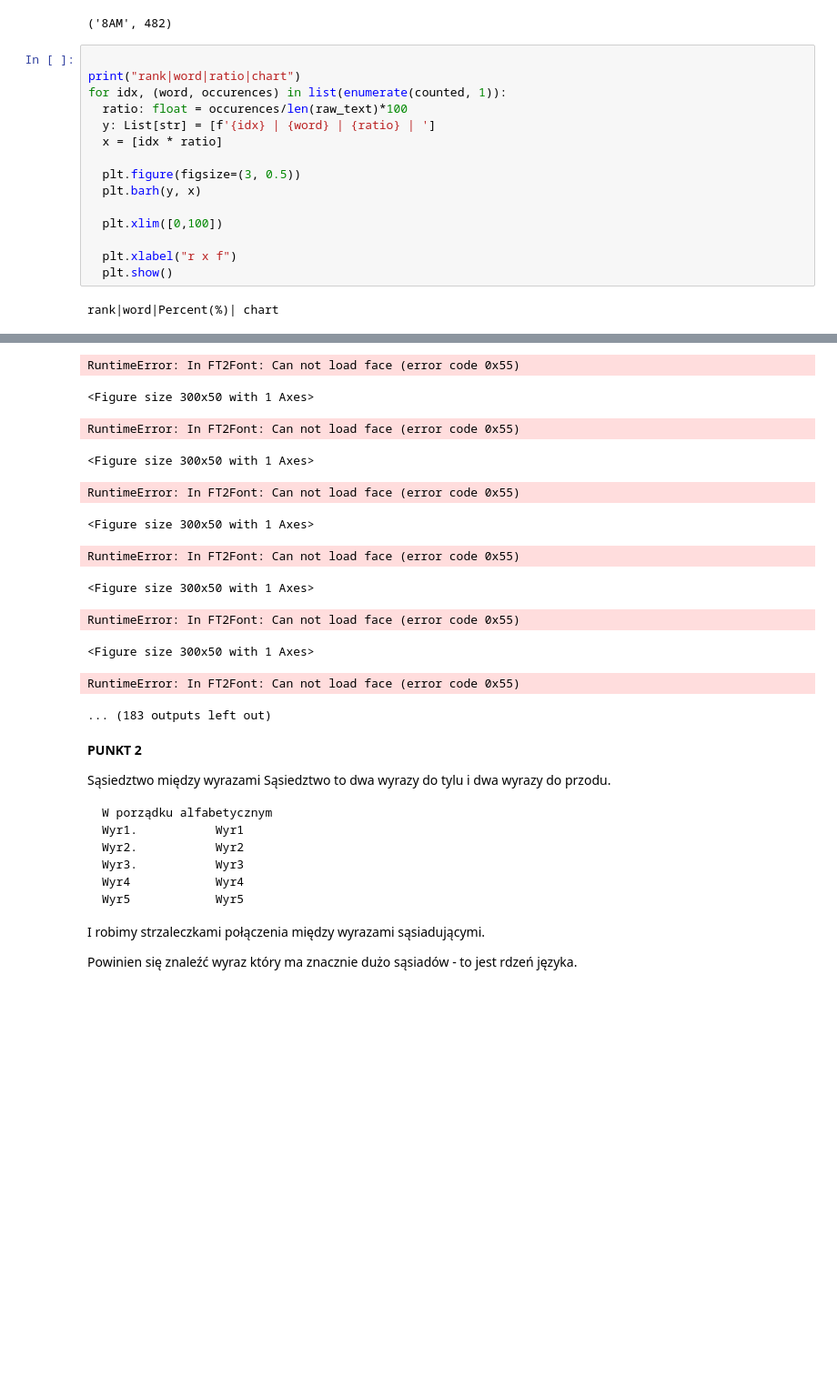
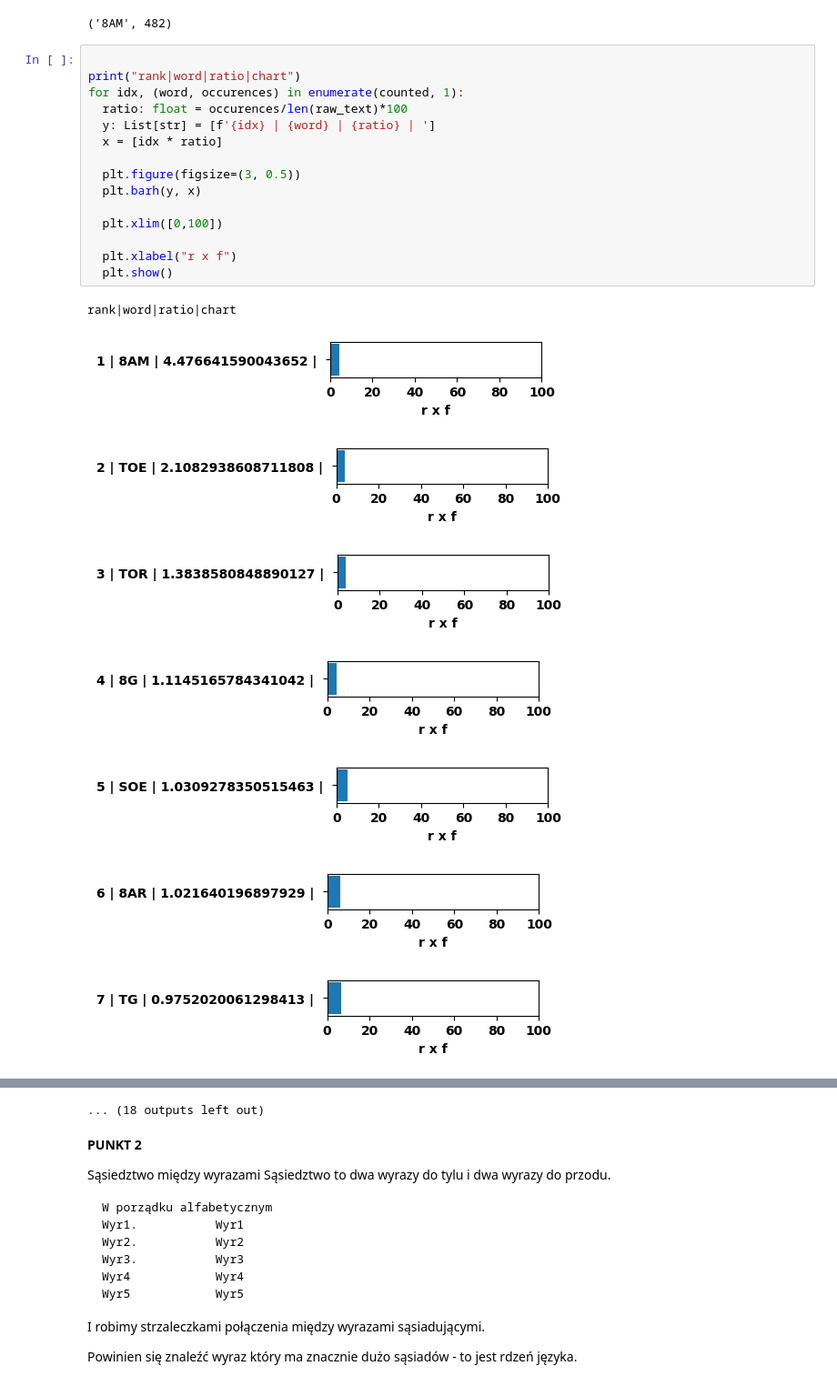
Before and after one commit to RETAJD/NLP_2022, a Jupyter notebook: NLP_2022.ipynb, the cells around one changed output, grey strips where cells are left out. Shown at 91% size. Cells and saved outputs as stored; diff of their text form; blank space fills up the shorter version.

```diff
--- a/NLP_2022.ipynb
+++ b/NLP_2022.ipynb
@@ -47,17 +47,24 @@ counted[0]
 # %%
 
 print("rank|word|ratio|chart")
-for idx, (word, occurences) in list(enumerate(counted, 1)):
+for idx, (word, occurences) in enumerate(counted, 1):
   ratio: float = occurences/len(raw_text)*100
   y: List[str] = [f'{idx} | {word} | {ratio} | ']
   x = [idx * ratio]
 
   plt.figure(figsize=(3, 0.5))
   plt.barh(y, x)
 
   plt.xlim([0,100])
 
   plt.xlabel("r x f")
   plt.show()
 # %% [output]
-rank|word|Percent(%)| chart
+rank|word|ratio|chart
+[figure, added]
+[figure, added]
+[figure, added]
+[figure, added]
+[figure, added]
+[figure, added]
+[figure, added]
@@ -64,15 +75,4 @@ rank|word|Percent(%)| chart
-RuntimeError: In FT2Font: Can not load face (error code 0x55)
+... (18 outputs left out)
-<Figure size 300x50 with 1 Axes>
-RuntimeError: In FT2Font: Can not load face (error code 0x55)
-<Figure size 300x50 with 1 Axes>
-RuntimeError: In FT2Font: Can not load face (error code 0x55)
-<Figure size 300x50 with 1 Axes>
-RuntimeError: In FT2Font: Can not load face (error code 0x55)
-<Figure size 300x50 with 1 Axes>
-RuntimeError: In FT2Font: Can not load face (error code 0x55)
-<Figure size 300x50 with 1 Axes>
-RuntimeError: In FT2Font: Can not load face (error code 0x55)
-... (183 outputs left out)
 # %% [markdown]
 **PUNKT 2**
 
```
Also changed, not shown: parts of 1 cell of this notebook.
